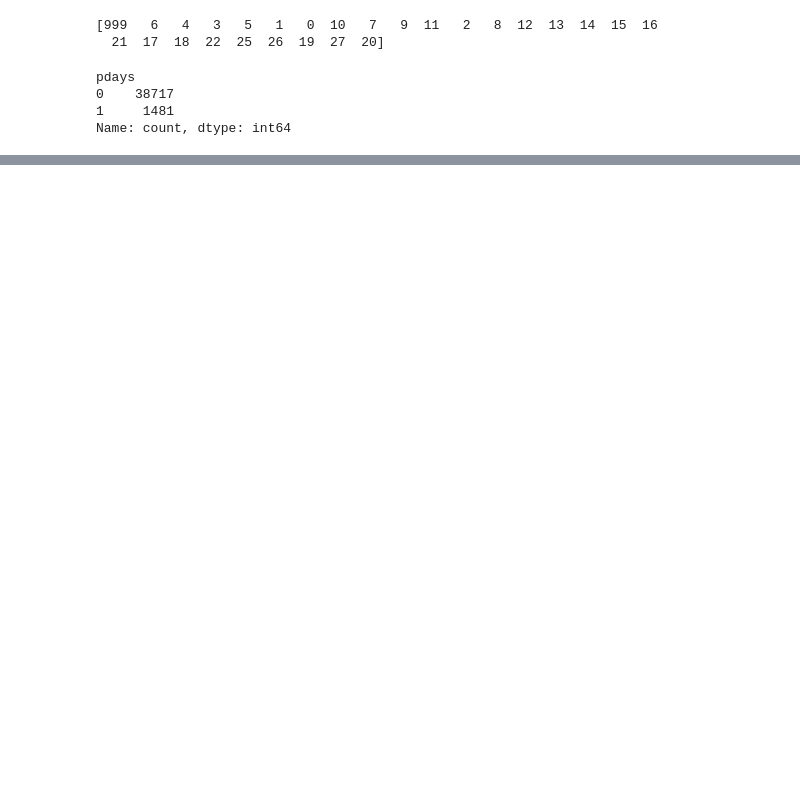
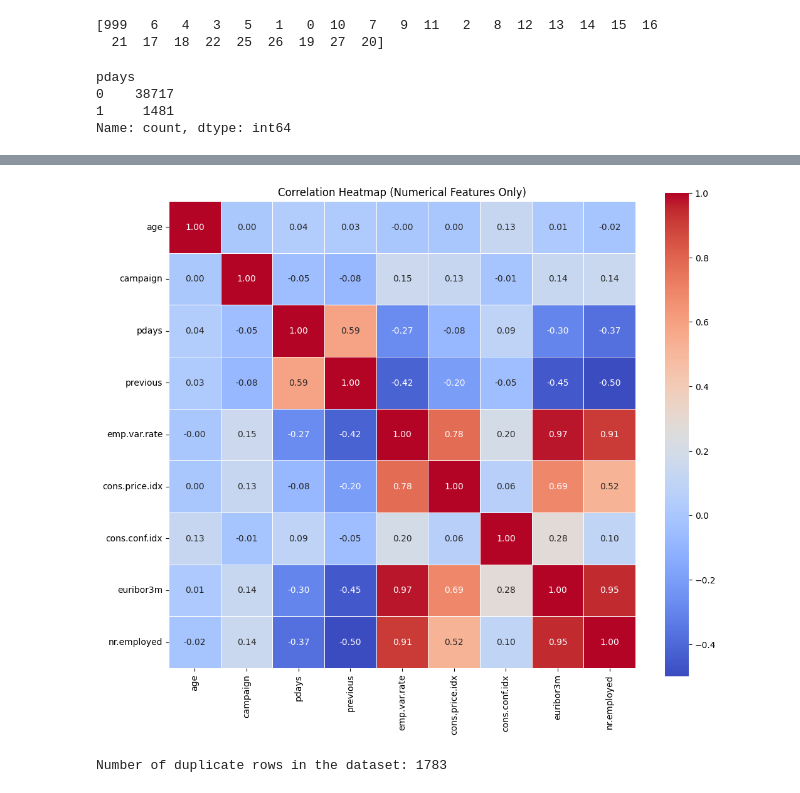
Before and after one commit to vinuka03/Predicting-Term-Deposit-Subscription-, a Jupyter notebook: data preprocessing/preprocessingPart.ipynb, the cells around one changed output, grey strips where cells are left out. Cells and saved outputs as stored; diff of their text form; code cells hidden in the pictures; blank space fills up the shorter version.

```diff
--- a/data preprocessing/preprocessingPart.ipynb
+++ b/data preprocessing/preprocessingPart.ipynb
@@ -97,13 +97,3 @@ Remaining columns: Index(['age', 'job', 'marital', 'education', 'default', 'hous
        'poutcome', 'emp.var.rate', 'cons.price.idx', 'cons.conf.idx',
        'euribor3m', 'nr.employed', 'y'],
       dtype='object')
-# %%
-# Impute "unknown" values in other job columns with the mode
-categorical_columns = ['job' ]
-for col in categorical_columns:
-    mode = data[col].mode()[0]  # Get the most frequent value
-    data[col] = data[col].replace('unknown', mode)
-
-# Verify no "unknown" values remain
-unknown_counts = data.apply(lambda col: col[col == "unknown"].count())
-print(unknown_counts)
@@ -148,9 +122,3 @@ print(data['pdays'].unique())
-# %%
-# Convert 'pdays' to a binary column: 1 if previously contacted, 0 if not
-data['pdays'] = (data['pdays'] != 999).astype(int)
-
-# Verify the transformation
-print(data['pdays'].value_counts())
 # %%
 import matplotlib.pyplot as plt
 import seaborn as sns
@@ -169,0 +143,23 @@ plt.show()
+# %%
+import seaborn as sns
+import matplotlib.pyplot as plt
+
+# Select only numeric columns for correlation
+numeric_data = data.select_dtypes(include=['int64', 'float64'])
+
+# Calculate the correlation matrix for numeric columns
+correlation_matrix = numeric_data.corr()
+
+# Plot the heatmap
+plt.figure(figsize=(12, 10))
+sns.heatmap(correlation_matrix, annot=True, cmap='coolwarm', fmt='.2f', linewidths=0.5, square=True)
+plt.title('Correlation Heatmap (Numerical Features Only)')
+plt.show()
+# %% [output]
+[figure, added]
+# %%
+# Check for duplicates in the entire dataset
+num_duplicates = data.duplicated().sum()
+print(f"Number of duplicate rows in the dataset: {num_duplicates}")
+# %% [output]
+Number of duplicate rows in the dataset: 1783
```
Also changed, not shown: parts of 7 cells of this notebook.
